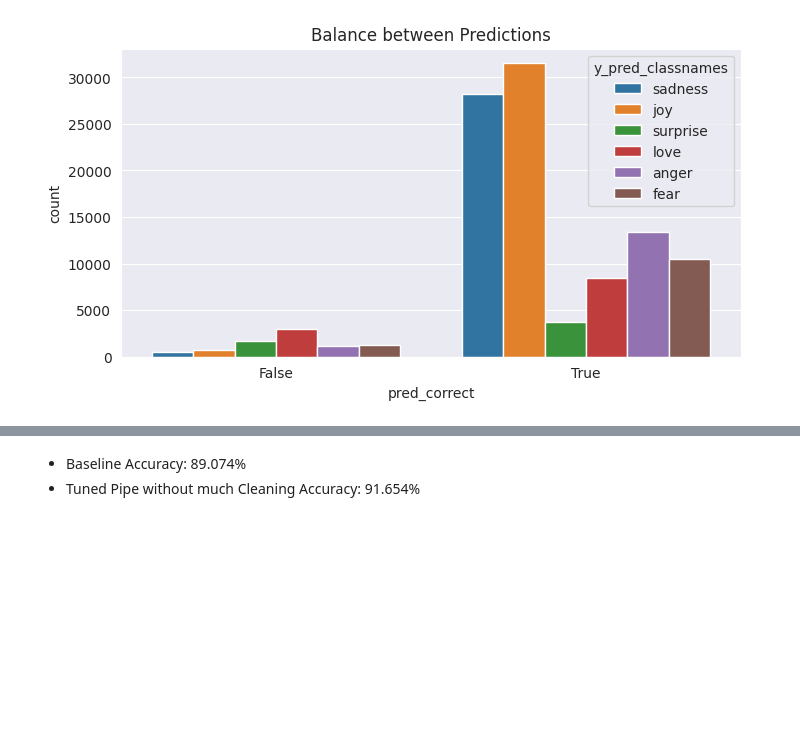
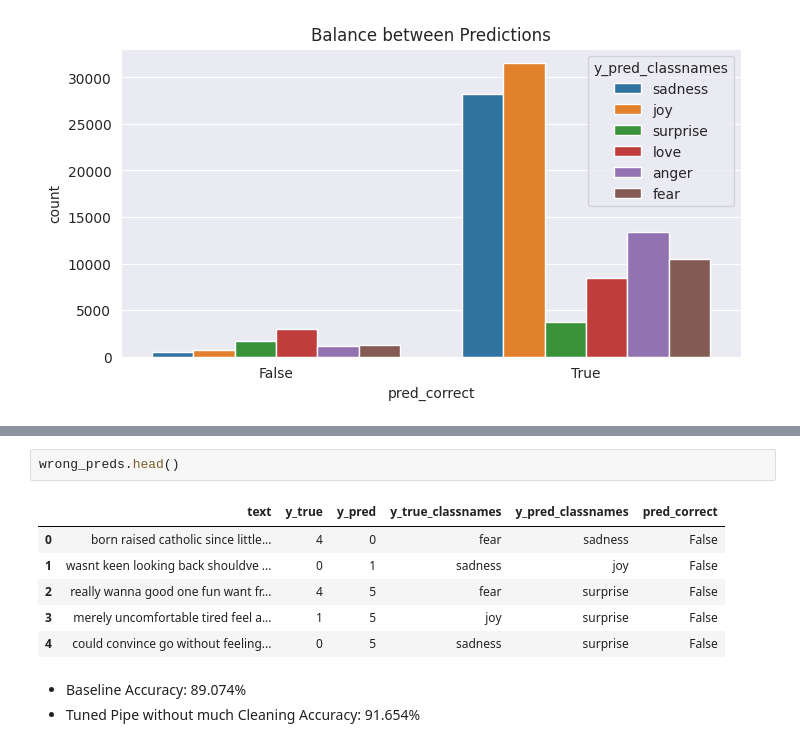
Before and after one commit to niels-2005/Emotion_Detection_NLP, a Jupyter notebook: emotion_detection_cleaned.ipynb, the cells around one changed output, grey strips where cells are left out. Drawn from its saved outputs; the diff is of its cells as text; blank space fills up the shorter version.

```diff
--- a/emotion_detection_cleaned.ipynb
+++ b/emotion_detection_cleaned.ipynb
@@ -119,3 +128,12 @@ weighted avg       0.93      0.92      0.92    104203
+# %%
+wrong_preds.head()
+# %% [output]
+|  | text | y_true | y_pred | y_true_classnames | y_pred_classnames | pred_correct |
+| 0 | born raised catholic since little... | 4 | 0 | fear | sadness | False |
+| 1 | wasnt keen looking back shouldve ... | 0 | 1 | sadness | joy | False |
+| 2 | really wanna good one fun want fr... | 4 | 5 | fear | surprise | False |
+| 3 | merely uncomfortable tired feel a... | 1 | 5 | joy | surprise | False |
+| 4 | could convince go without feeling... | 0 | 5 | sadness | surprise | False |
 # %% [markdown]
 - Baseline Accuracy: 89.074%
 - Tuned Pipe without much Cleaning Accuracy: 91.654%
```
Also changed, not shown: parts of 1 cell of this notebook.
